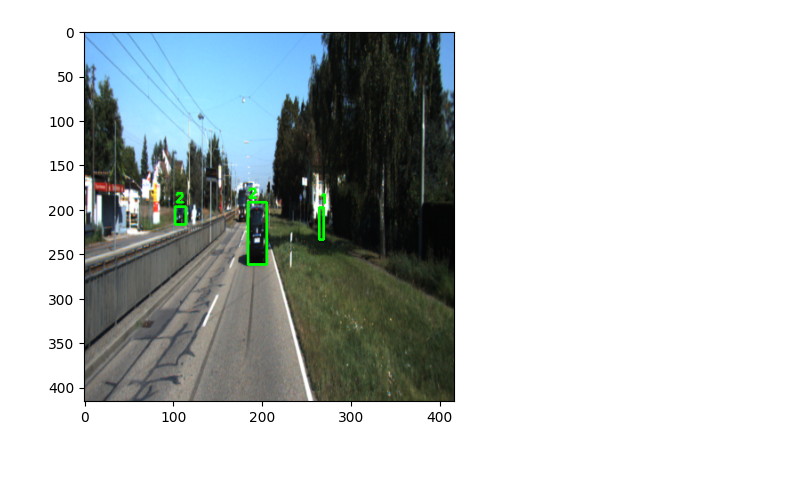
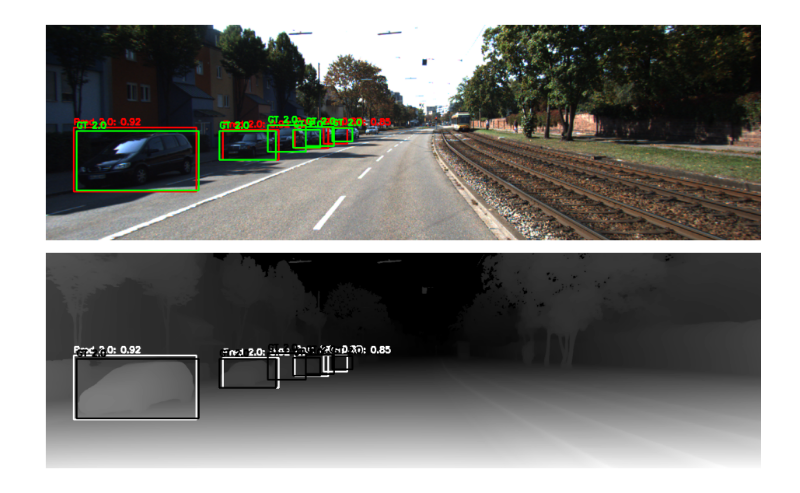
Before and after one commit to gkmocastro/rgbd-yolov2, a Jupyter notebook: test_nb.ipynb, the cells around one changed output. Saved outputs shown, nothing was run; the diff lists cells and outputs as text; code cells hidden in the pictures; blank space fills up the shorter version.

```diff
--- a/test_nb.ipynb
+++ b/test_nb.ipynb
@@ -9,5 +10,5 @@ from utils import plot_result, RGBDCustomTransform, RGBCustomTransform, DepthCus
 # %%
-config = load_config("configs/train_anyv2_local_pavic.yaml")
+config = load_config("configs/train_anyv2_wizard.yaml")
 
 
 BASE_DIR = config["base_dir"]
@@ -88,6 +153,4 @@ Test Loss: 2.0468614393092217
 # %%
-plot_result(model=model, test_dataset=test_dataset, index=3)
+plot_result(model=model, test_dataset=test_dataset, index=10)
+# %% [output]
+[figure, added]
-# %%
-show_sample(test_dataset, 3, "rgb")
-# %% [output]
-[figure, removed]
```
Also changed, not shown: parts of 7 cells of this notebook, 4 other files.
